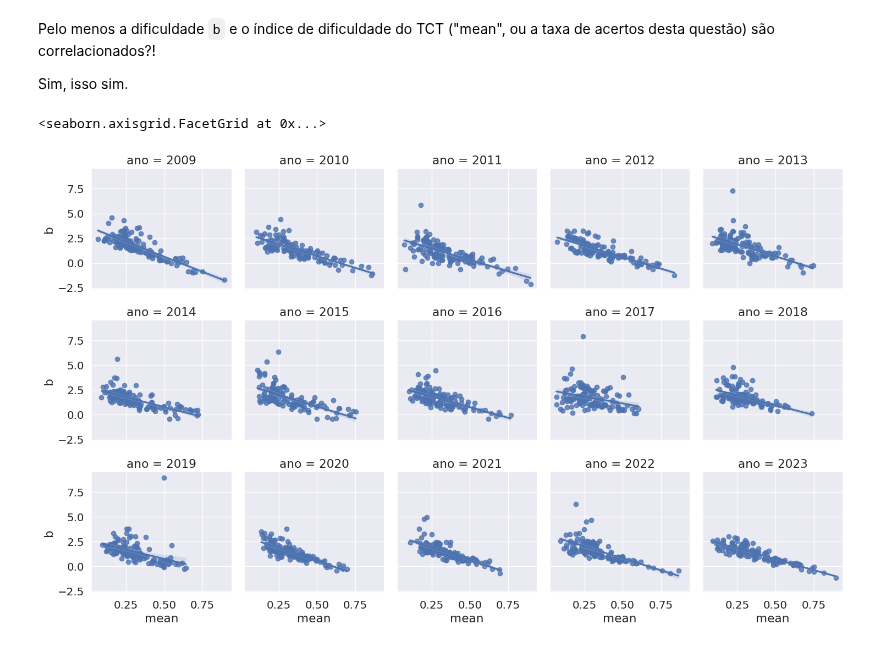
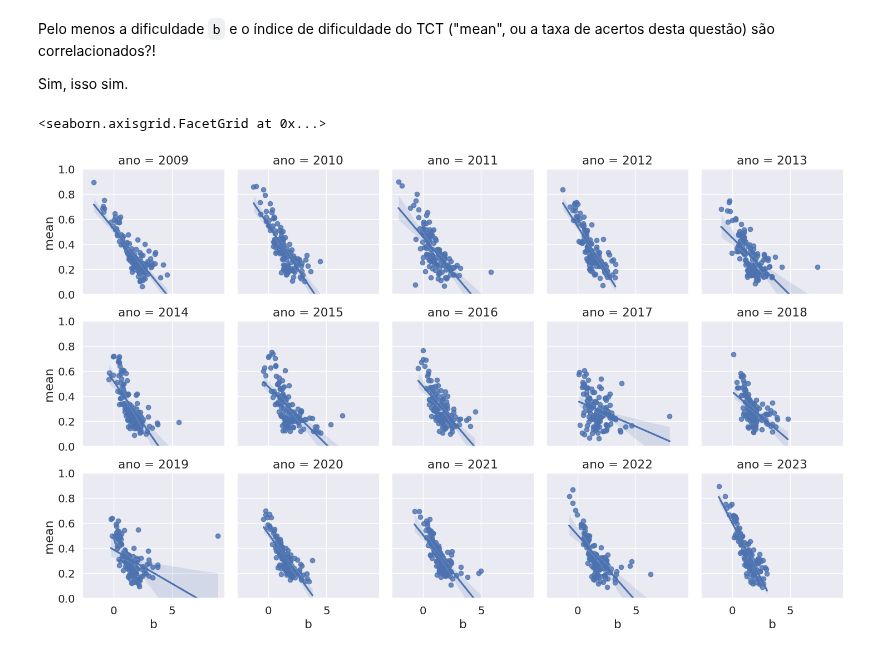
Before and after one commit to atp/enem, a Jupyter notebook: public/Visualização do parâmetros do ENEM.ipynb, the cells around one changed output. Drawn from its saved outputs; the diff is of its cells as text; code cells hidden in the pictures.

```diff
--- a/public/Visualização do parâmetros do ENEM.ipynb
+++ b/public/Visualização do parâmetros do ENEM.ipynb
@@ -155,7 +158,8 @@ Pelo menos a dificuldade `b` e o índice de dificuldade do TCT ("mean", ou a tax
 Sim, isso sim.
 # %%
 plot = sns.FacetGrid(data, col="ano", col_wrap=5)
-plot.map(sns.regplot, "mean", "b",scatter=True)
+plot.map(sns.regplot, "b", "mean",scatter=True)
+plot.set(ylim=(0,1))
 # %% [output]
 <seaborn.axisgrid.FacetGrid at 0x...>
-[figure, old version]
+[figure, new version]
```
Also changed, not shown: parts of 2 cells of this notebook, 7 other files.
